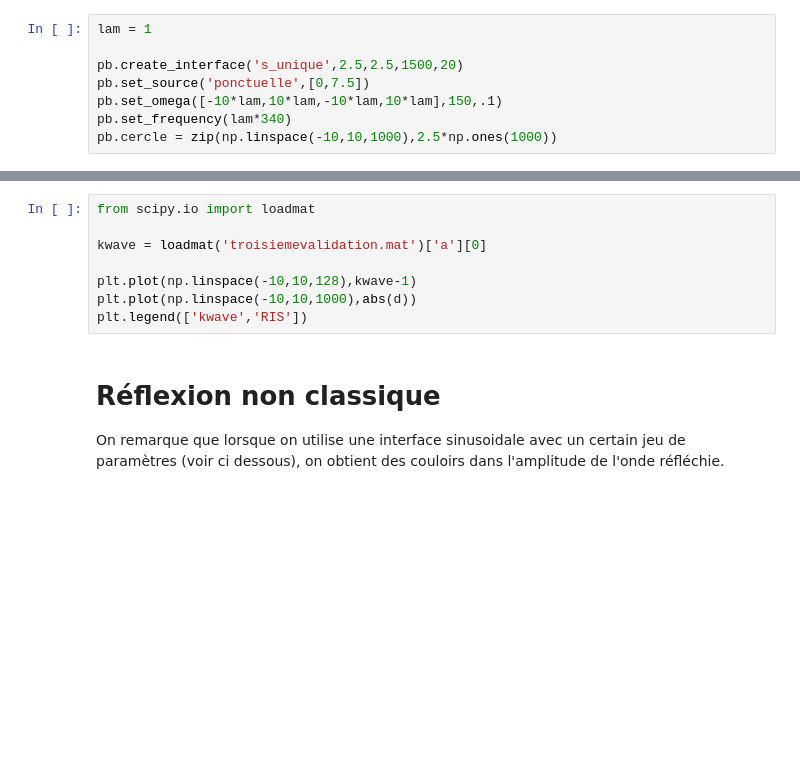
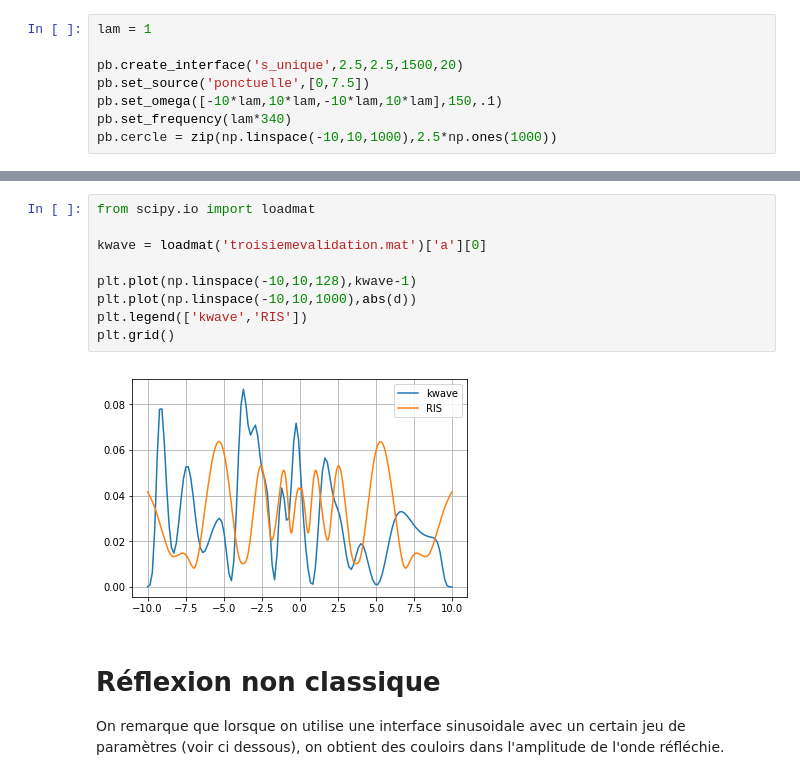
Before and after one commit to caillonantoine/rough-interface, a Jupyter notebook: Avancement.ipynb, the cells around one changed output, grey strips where cells are left out. Cells and saved outputs as stored; diff of their text form; blank space fills up the shorter version.

```diff
--- a/Avancement.ipynb
+++ b/Avancement.ipynb
@@ -113,11 +119,14 @@ plt.plot(np.linspace(-10,10,1000),abs(d))
 # %%
 from scipy.io import loadmat
 
 kwave = loadmat('troisiemevalidation.mat')['a'][0]
 
 plt.plot(np.linspace(-10,10,128),kwave-1)
 plt.plot(np.linspace(-10,10,1000),abs(d))
 plt.legend(['kwave','RIS'])
+plt.grid()
+# %% [output]
+[figure, added]
 # %% [markdown]
 # Réflexion non classique
 On remarque que lorsque on utilise une interface sinusoidale avec un certain jeu de paramètres (voir ci dessous), on obtient des couloirs dans l'amplitude de l'onde réfléchie.
```
Also changed, not shown: parts of 2 cells of this notebook.
